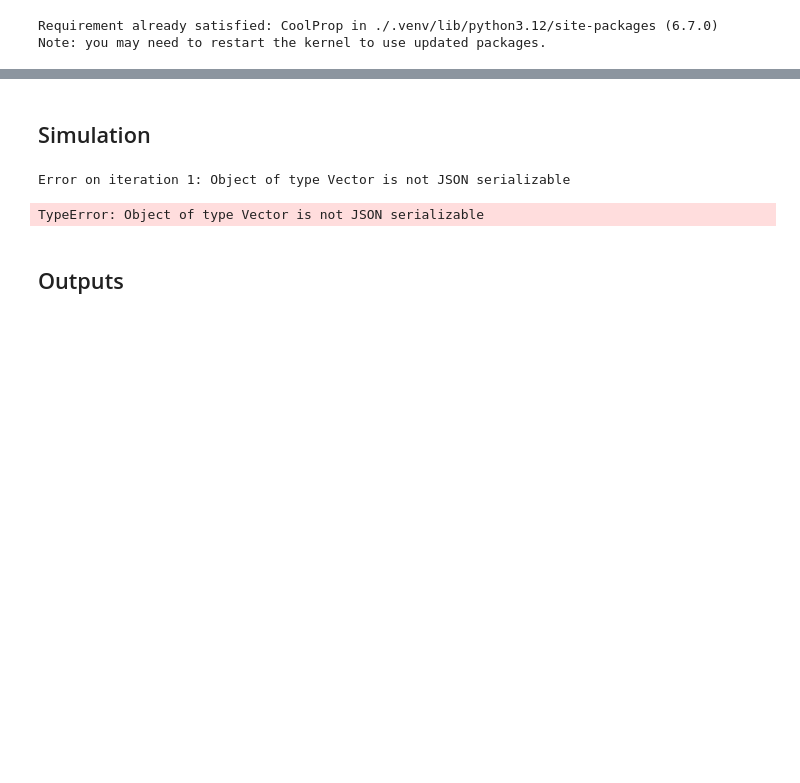
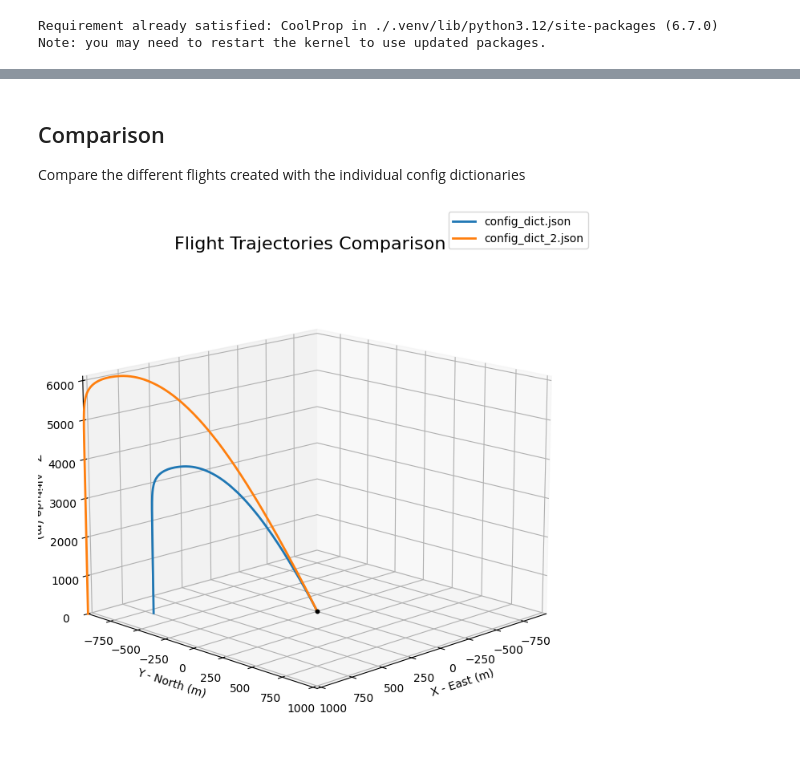
Before and after one commit to SpaceTeam/Lamarr_Flight_Simulation_RocketPy, a Jupyter notebook: Hedy_simulation.ipynb, the cells around one changed output, grey strips where cells are left out. Saved outputs shown, nothing was run; the diff lists cells and outputs as text; code cells hidden in the pictures; blank space fills up the shorter version.

Commit message:
First working prototype of config dict based simulations and comparisons // removed legacy code that is not needed for this specific task
still needs some debugging/testing

```diff
--- a/Hedy_simulation.ipynb
+++ b/Hedy_simulation.ipynb
@@ -1069,21 +395,0 @@ The following error file was imported: monte_carlo_class_example.errors.txt
-# %% [markdown]
-## Simulation
-# %%
-test_dispersion.simulate(number_of_simulations = 100, append = False)
-
-print()
-print()
-print()
-print()
-print()
-print()
-print()
-print()
-print("//////////////////////////////////////////////////")
-print("//                 FINISHED                     //")
-print("//////////////////////////////////////////////////")
-# %% [output]
-Error on iteration 1: Object of type Vector is not JSON serializable
-TypeError: Object of type Vector is not JSON serializable
-# %% [markdown]
-## Outputs
@@ -1093,0 +396,9 @@ test_dispersion.plots.ellipses(xlim = (-2000, 4000), ylim = (-2000, 4000))
+# %% [markdown]
+## Comparison
+
+Compare the different flights created with the individual config dictionaries
+# %%
+comparison = CompareFlights(flight_list)
+comparison.trajectories_3d(legend=True)
+# %% [output]
+[figure, added]
```
Also changed, not shown: parts of 32 cells of this notebook, 5 other files.
